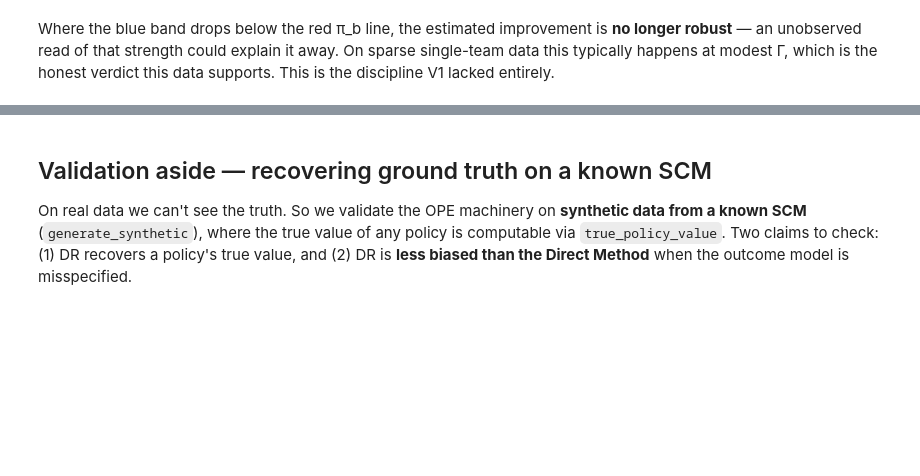
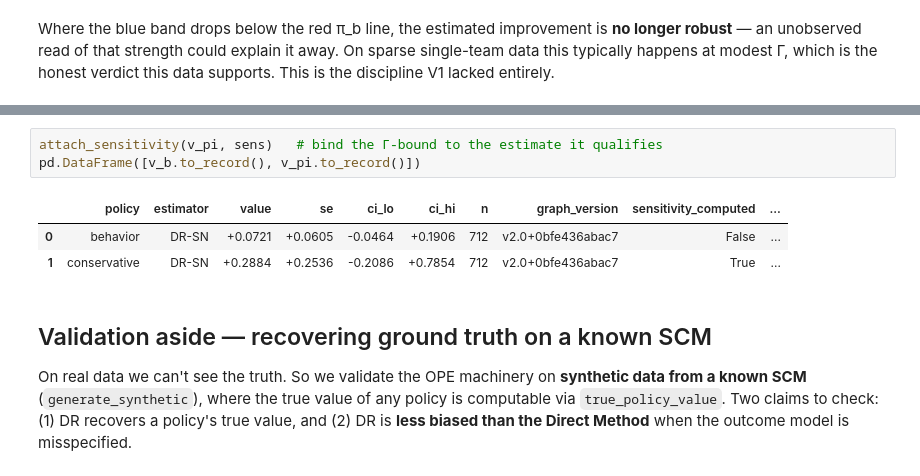
Before and after one commit to pendsec/nfl-playcalling, a Jupyter notebook: notebooks/v2_pipeline_walkthrough.ipynb, the cells around one changed output, grey strips where cells are left out. Cells and saved outputs as stored; diff of their text form; blank space fills up the shorter version.

```diff
--- a/notebooks/v2_pipeline_walkthrough.ipynb
+++ b/notebooks/v2_pipeline_walkthrough.ipynb
@@ -324,3 +394,10 @@ This is the discipline V1 lacked entirely.
+# %%
+attach_sensitivity(v_pi, sens)   # bind the Γ-bound to the estimate it qualifies
+pd.DataFrame([v_b.to_record(), v_pi.to_record()])
+# %% [output]
+|  | policy | estimator | value | se | ci_lo | ci_hi | n | graph_version | sensitivity_computed | ... |
+| 0 | behavior | DR-SN | +0.0721 | +0.0605 | -0.0464 | +0.1906 | 712 | v2.0+0bfe436abac7 | False | ... |
+| 1 | conservative | DR-SN | +0.2884 | +0.2536 | -0.2086 | +0.7854 | 712 | v2.0+0bfe436abac7 | True | ... |
 # %% [markdown]
 ## Validation aside — recovering ground truth on a known SCM
 
```
Also changed, not shown: parts of 25 cells of this notebook, 21 other files.
